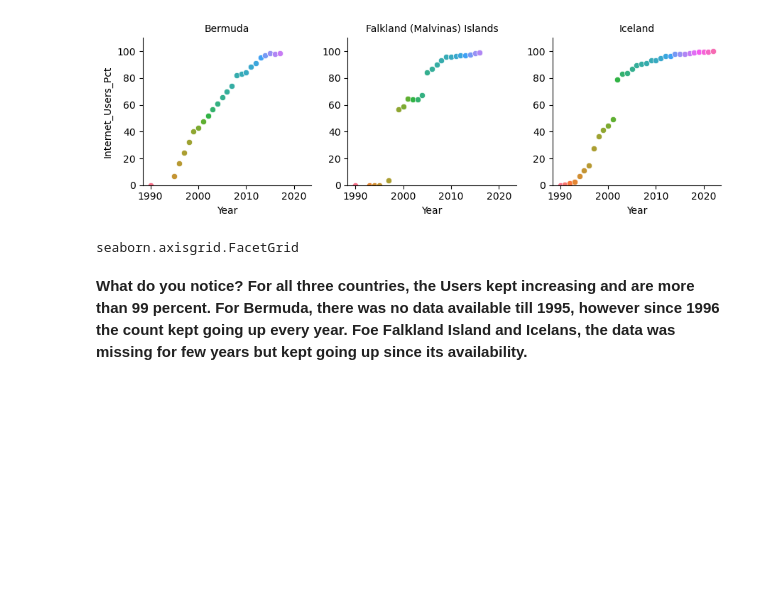
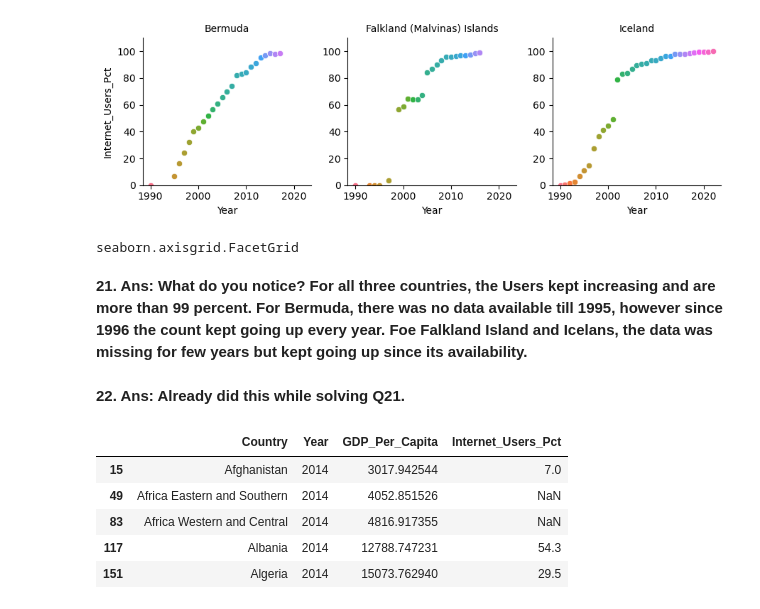
Before and after one commit to NSS-Data-Analytics-Cohort-16/da16-python-gdp-and-internet-use-analysis-janvimehendale, a Jupyter notebook: notebooks/gdp_internetuse.ipynb, the cells around one changed output. Drawn from its saved outputs; the diff is of its cells as text; code cells hidden in the pictures; blank space fills up the shorter version.

```diff
--- a/notebooks/gdp_internetuse.ipynb
+++ b/notebooks/gdp_internetuse.ipynb
@@ -962,4 +962,4 @@ type(g)
 # %% [output]
 seaborn.axisgrid.FacetGrid
 # %% [markdown]
-**What do you notice? For all three countries, the Users kept increasing and are more than 99 percent. For Bermuda, there was no data available till 1995, however since 1996 the count kept going up every year. Foe Falkland Island and Icelans, the data was missing for few years but kept going up since its availability.**
+**21. Ans: What do you notice? For all three countries, the Users kept increasing and are more than 99 percent. For Bermuda, there was no data available till 1995, however since 1996 the count kept going up every year. Foe Falkland Island and Icelans, the data was missing for few years but kept going up since its availability.**
@@ -965,0 +968,11 @@ seaborn.axisgrid.FacetGrid
+# %% [markdown]
+**22. Ans: Already did this while solving Q21.**
+# %%
+gdp_and_internet_use_2014.head()
+# %% [output]
+|  | Country | Year | GDP_Per_Capita | Internet_Users_Pct |
+| 15 | Afghanistan | 2014 | 3017.942544 | 7.0 |
+| 49 | Africa Eastern and Southern | 2014 | 4052.851526 | NaN |
+| 83 | Africa Western and Central | 2014 | 4816.917355 | NaN |
+| 117 | Albania | 2014 | 12788.747231 | 54.3 |
+| 151 | Algeria | 2014 | 15073.762940 | 29.5 |
```
Also changed, not shown: parts of 12 cells of this notebook.
